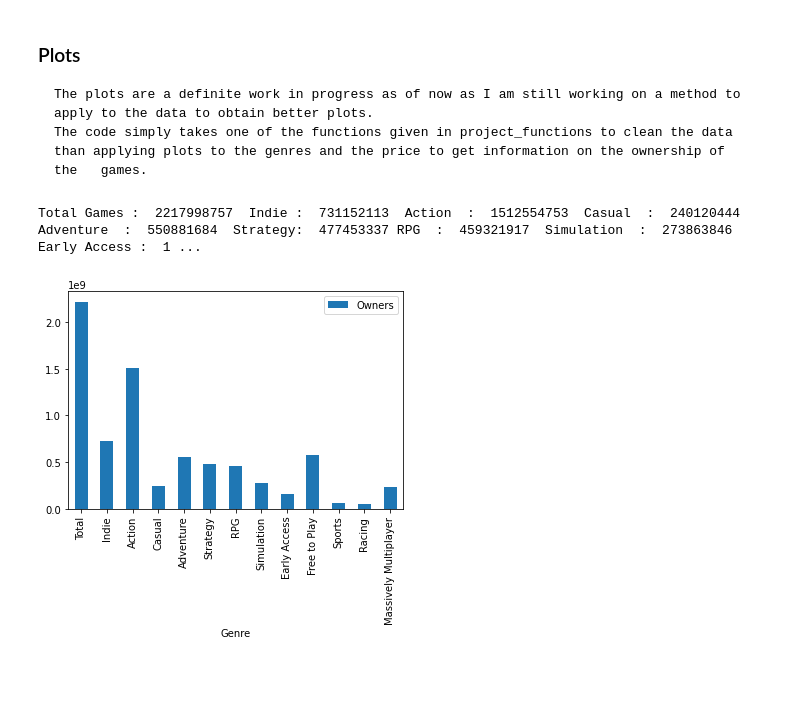
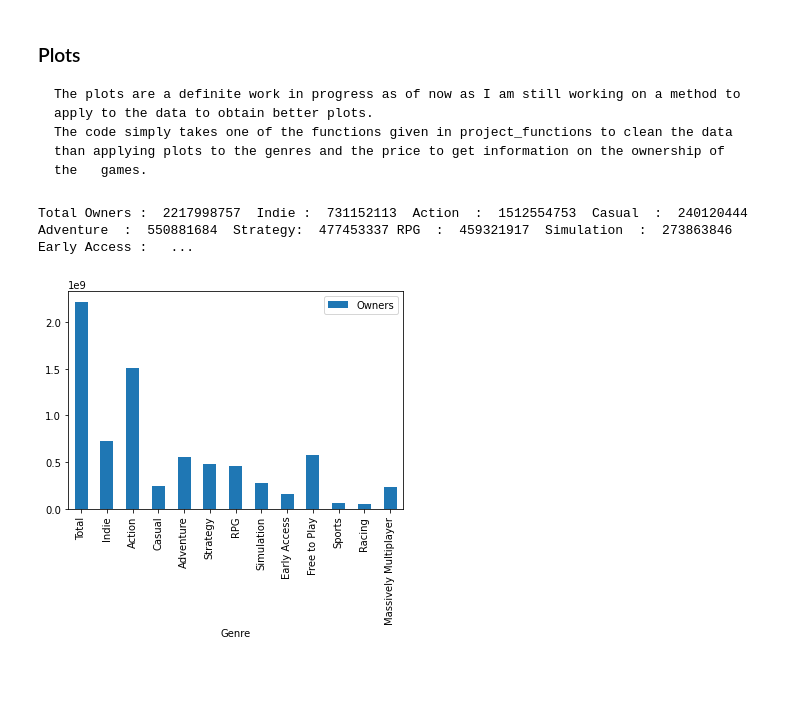
Before and after one commit to bengy124/Data-301-Final-Project, a Jupyter notebook: analysis/submitted/Milestone2.ipynb, the cells around one changed output. Drawn from its saved outputs; the diff is of its cells as text; code cells hidden in the pictures.

```diff
--- a/analysis/submitted/Milestone2.ipynb
+++ b/analysis/submitted/Milestone2.ipynb
@@ -12,10 +20,11 @@ done
 ### Plots
     The plots are a definite work in progress as of now as I am still working on a method to apply to the data to obtain better plots.
     The code simply takes one of the functions given in project_functions to clean the data than applying plots to the genres and the price to get information on the ownership of the   games.
-# %%
-project_functions.plotOwners(df)
-# %% [output]
-Total Games :  2217998757  Indie :  731152113  Action  :  1512554753  Casual  :  240120444  Adventure  :  550881684  Strategy:  477453337 RPG  :  459321917  Simulation  :  273863846  Early Access :  1 ...
-[figure, removed]
+# %%
+#This plot addresses the question of what genre has the most owners
+pf.plotOwners(df)
+# %% [output]
+Total Owners :  2217998757  Indie :  731152113  Action  :  1512554753  Casual  :  240120444  Adventure  :  550881684  Strategy:  477453337 RPG  :  459321917  Simulation  :  273863846  Early Access :   ...
+[figure, added]
 # %% [markdown]
 ###
```
Also changed, not shown: parts of 11 cells of this notebook, 2 other files.
